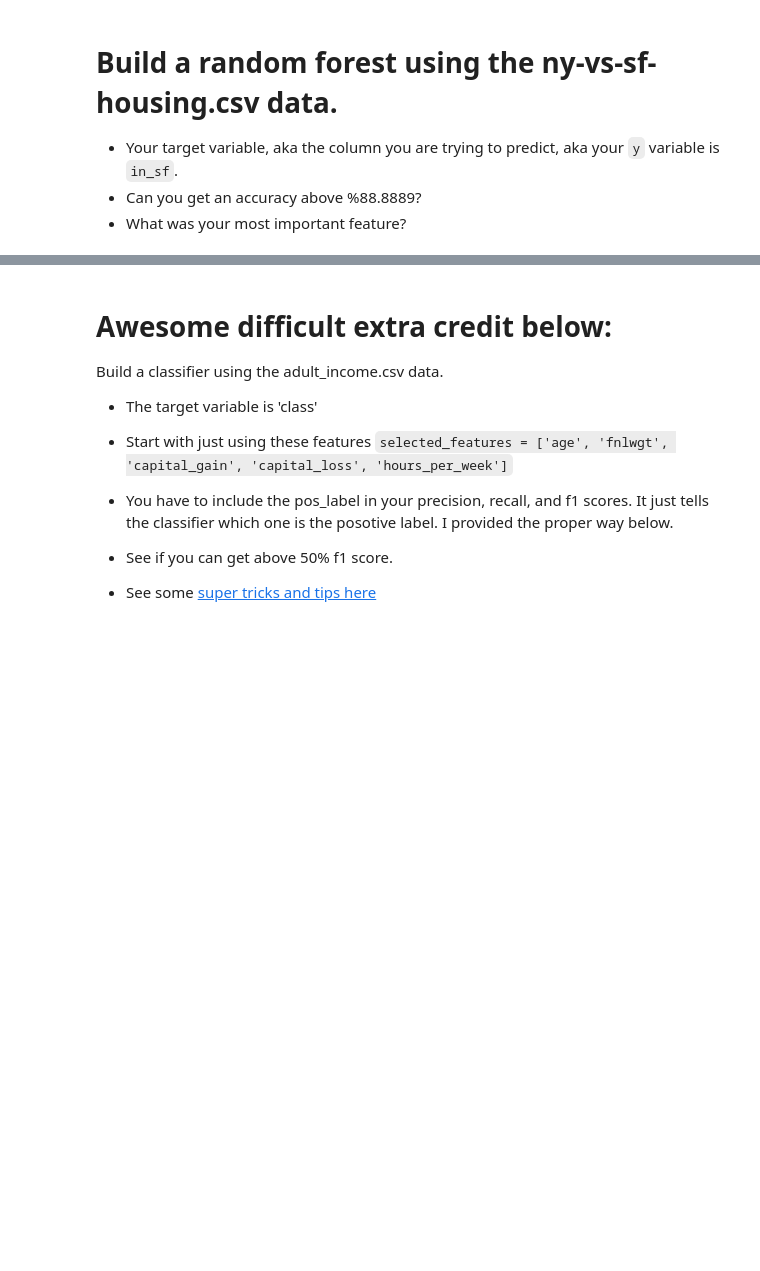
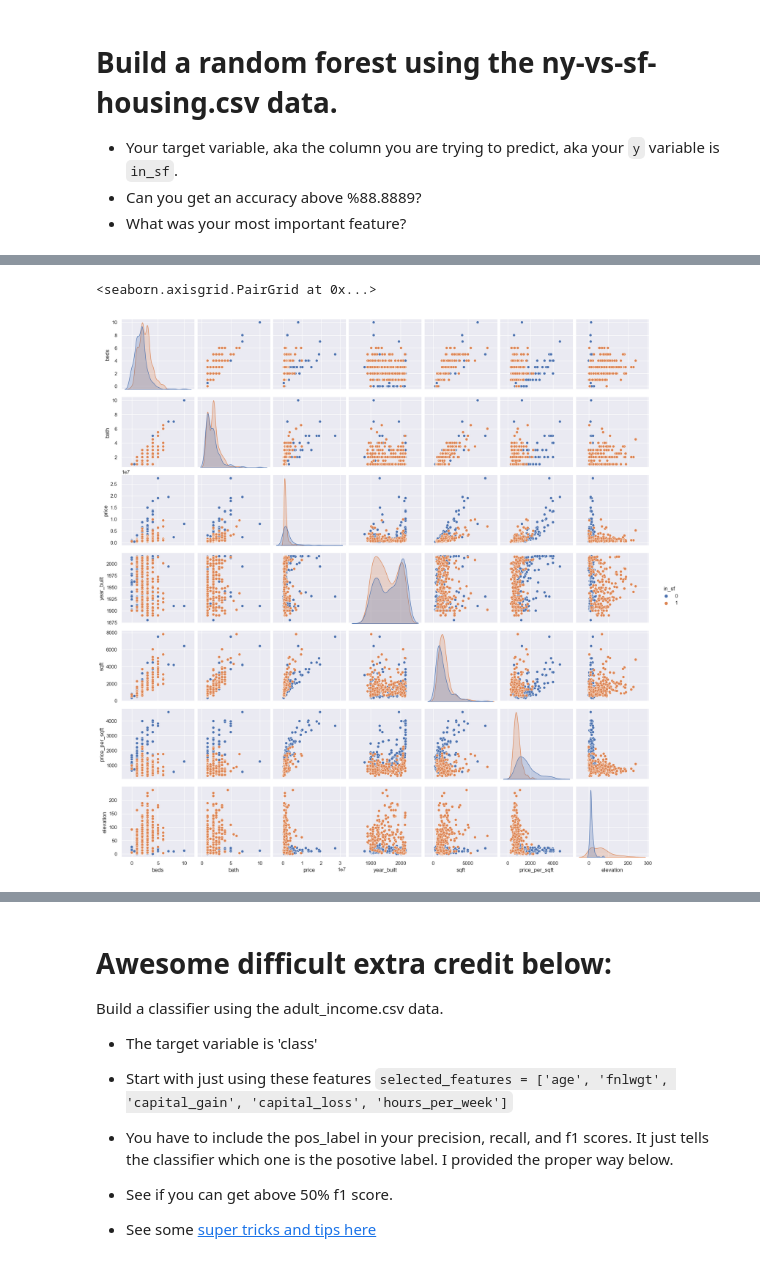
Before and after one commit to Jhwee2/2022-fall-data-science, a Jupyter notebook: Week-05-RandomForest/Exercise-RandomForests.ipynb, the cells around one changed output, grey strips where cells are left out. Saved outputs shown, nothing was run; the diff lists cells and outputs as text; code cells hidden in the pictures; blank space fills up the shorter version.

```diff
--- a/Week-05-RandomForest/Exercise-RandomForests.ipynb
+++ b/Week-05-RandomForest/Exercise-RandomForests.ipynb
@@ -421,2 +456,6 @@ df.head()
 # %%
 # BUILD, TRAIN, AND EVAULATE A RANDOM FOREST MODEL BELOW.
+sns.pairplot(df, hue='in_sf')
+# %% [output]
+<seaborn.axisgrid.PairGrid at 0x...>
+[figure, added]
```
Also changed, not shown: parts of 19 cells of this notebook, 1 other file.
